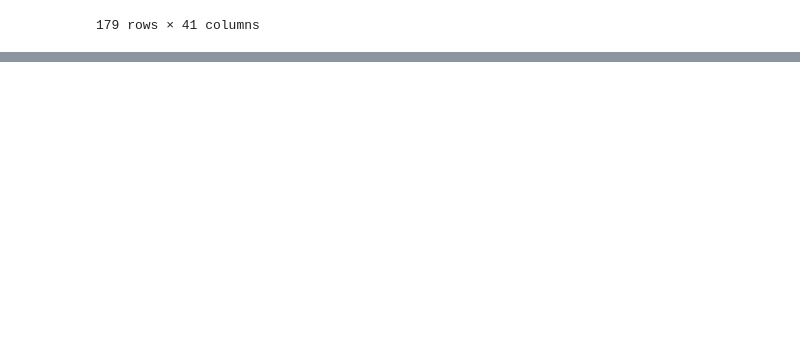
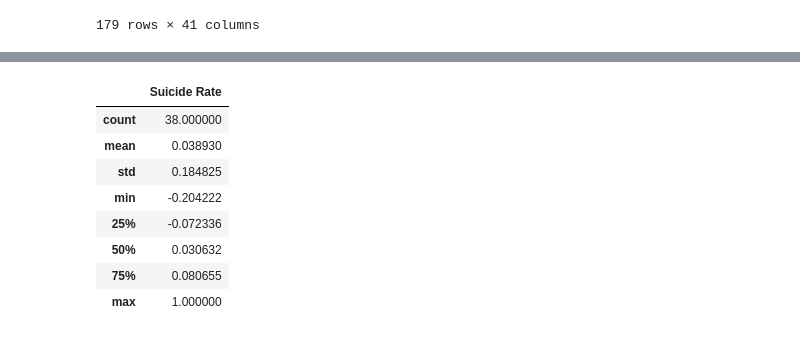
Before and after one commit to SC8-Team-2/SC1015-Mini-Project, a Jupyter notebook: EDA.ipynb, the cells around one changed output, grey strips where cells are left out. Drawn from its saved outputs; the diff is of its cells as text; code cells hidden in the pictures; blank space fills up the shorter version.

```diff
--- a/EDA.ipynb
+++ b/EDA.ipynb
@@ -46 +47,13 @@ raw_data.corr()
 38 rows × 38 columns
+# %%
+pd.DataFrame(corr['Suicide Rate']).describe()
+# %% [output]
+|  | Suicide Rate |
+| count | 38.000000 |
+| mean | 0.038930 |
+| std | 0.184825 |
+| min | -0.204222 |
+| 25% | -0.072336 |
+| 50% | 0.030632 |
+| 75% | 0.080655 |
+| max | 1.000000 |
```
Also changed, not shown: parts of 1 cell of this notebook, 2 other files.
